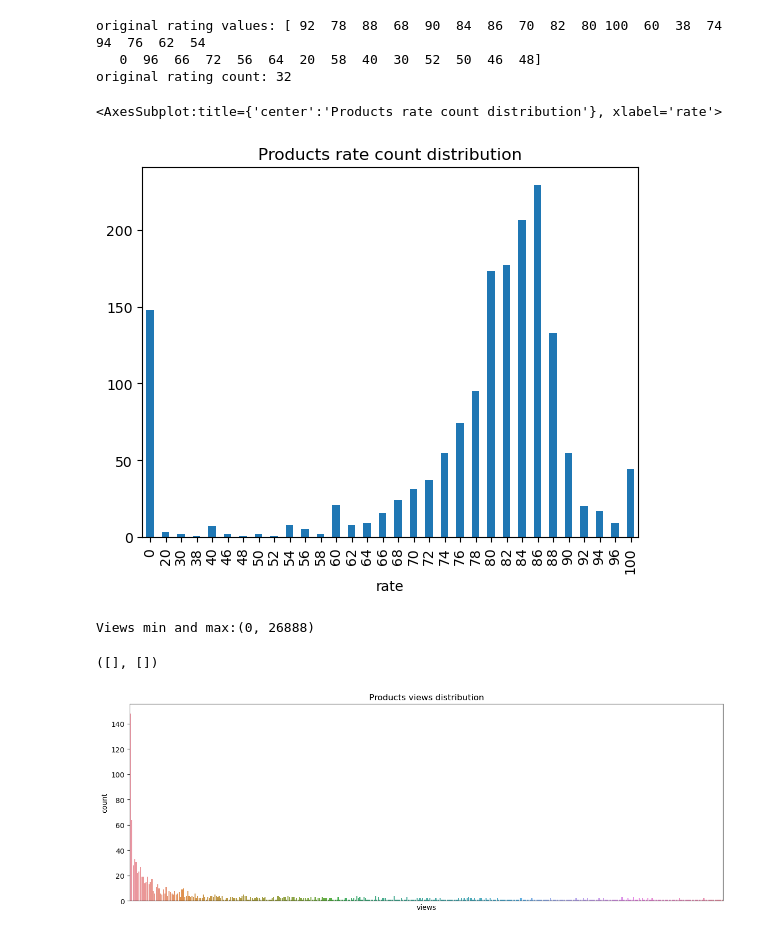
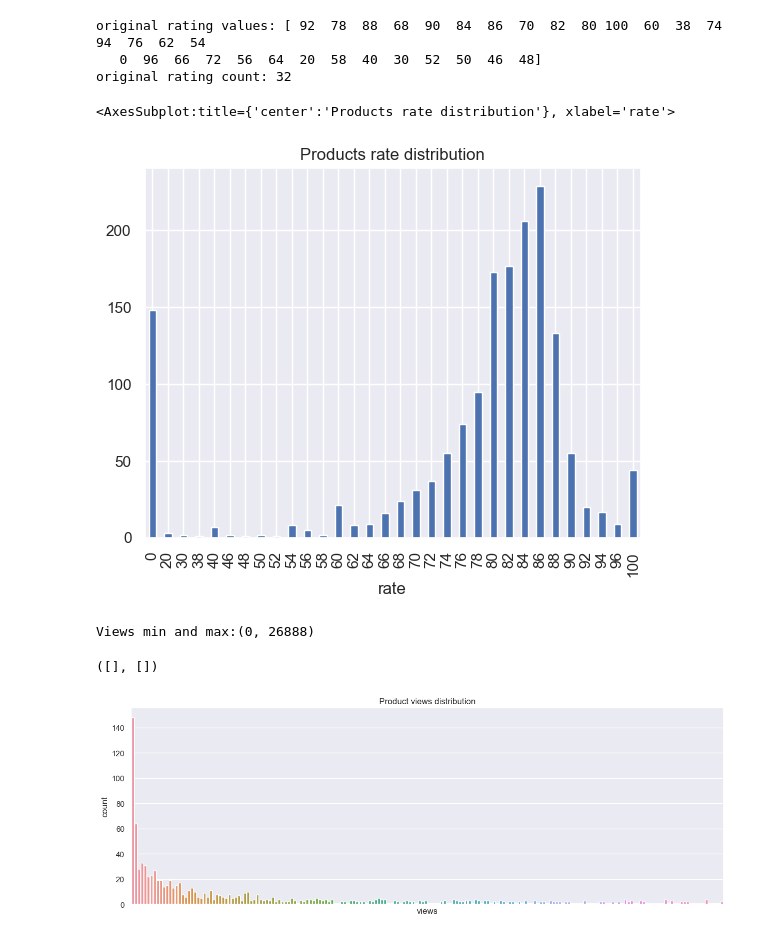
Before and after one commit to Sarina-Engine/Data-exploration, a Jupyter notebook: data_exploration.ipynb, the cells around one changed output. Saved outputs shown, nothing was run; the diff lists cells and outputs as text; code cells hidden in the pictures.

```diff
--- a/data_exploration.ipynb
+++ b/data_exploration.ipynb
@@ -76,9 +76,11 @@ comments min and max length: 1, 1125
 import seaborn as sns
 import matplotlib.pyplot as plt
 
+sns.set_theme()
+
 plt.figure(figsize=(15, 5))
 plt.title('Comments word count distribution')
-dt = com_df.loc[com_df['comment_word_count']<70]
+dt = com_df.loc[com_df['comment_word_count']<60]
 sns.countplot(x=dt['comment_word_count'])
 # %% [output]
 <AxesSubplot:title={'center':'Comments word count distribution'}, xlabel='comment_word_count', ylabel='count'>
@@ -126,20 +111,20 @@ original rating values: [ 92  78  88  68  90  84  86  70  82  80 100  60  38  74
    0  96  66  72  56  64  20  58  40  30  52  50  46  48]
 original rating count: 32
 # %%
-plt.title('Products rate count distribution')
+plt.title('Products rate distribution')
 groupby_rate2 = products_df.groupby('rate')['rate'].count()
 groupby_rate2.plot.bar()
 # %% [output]
-<AxesSubplot:title={'center':'Products rate count distribution'}, xlabel='rate'>
+<AxesSubplot:title={'center':'Products rate distribution'}, xlabel='rate'>
-[figure, old version]
+[figure, new version]
 # %%
 plt.figure(figsize=(15, 5))
-plt.title('Products views distribution')
+plt.title('Product views distribution')
 print(f"Views min and max:{products_df['views'].min(), products_df['views'].max()}")
-dt = products_df.loc[products_df['views']<1000]
+dt = products_df.loc[products_df['views']<250]
 sns.countplot(x=dt['views'])
 plt.xticks([])
 # %% [output]
 Views min and max:(0, 26888)
 ([], [])
-[figure, old version]
+[figure, new version]
```
Also changed, not shown: parts of 3 cells of this notebook, 1 other file.
